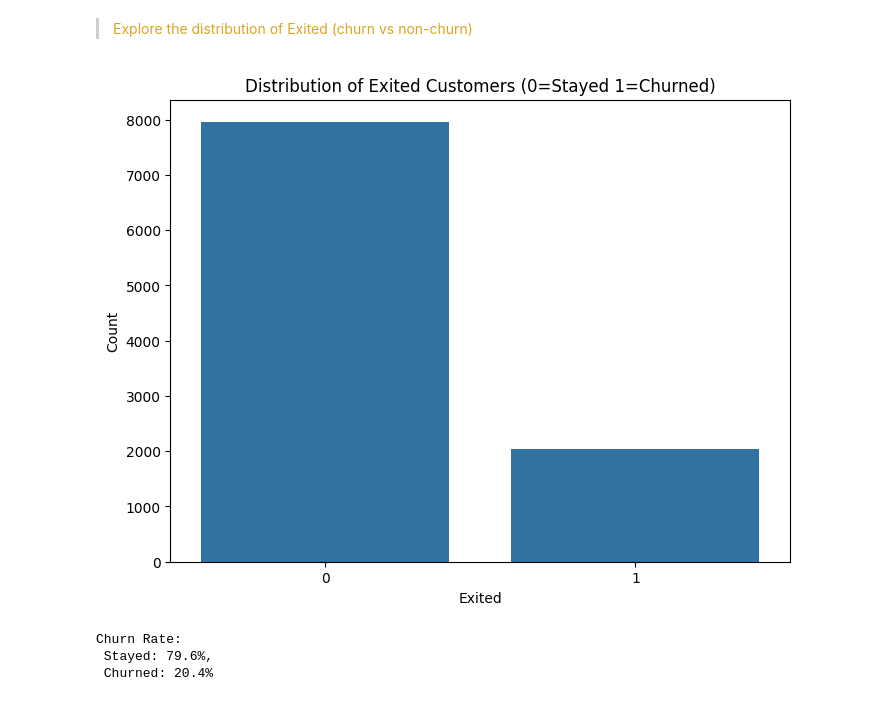
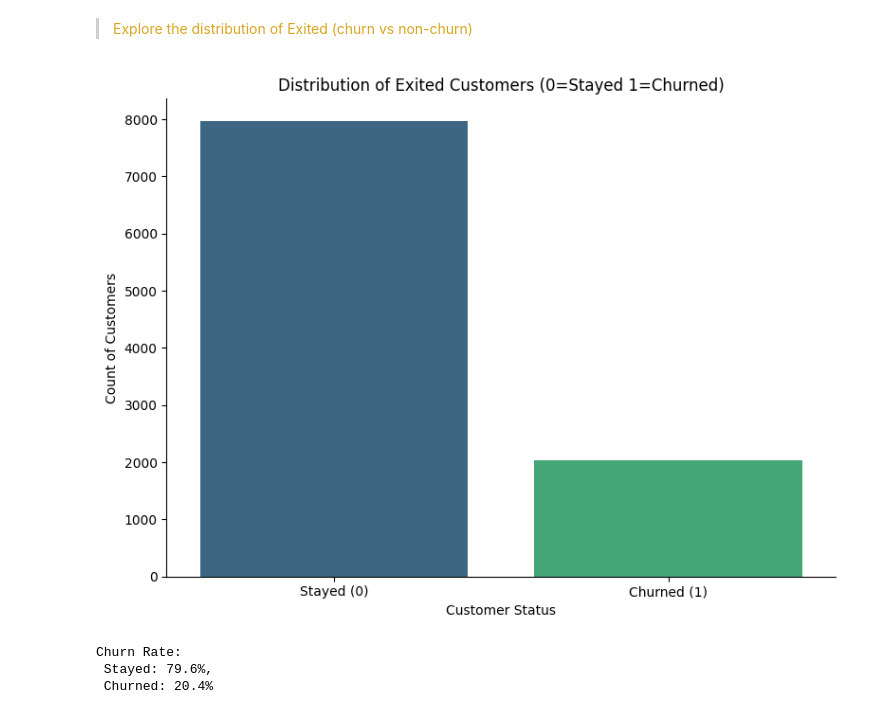
Before and after one commit to Kanakbaghel/Bank_Customer_Churn_Analysis, a Jupyter notebook: Copy of Netflix_EDA.ipynb, the cells around one changed output. Drawn from its saved outputs; the diff is of its cells as text; code cells hidden in the pictures.

```diff
--- a/Copy of Netflix_EDA.ipynb
+++ b/Copy of Netflix_EDA.ipynb
@@ -362,13 +362,16 @@ dtype: float64
 # %%
 # Use original df for vizualization (pre-scaling/Encoding)
 plt.figure(figsize=(8, 6))
-sns.countplot(data=df, x='Exited')
+ax = sns.countplot(data=df, x='Exited',palette='viridis')
 plt.title('Distribution of Exited Customers (0=Stayed 1=Churned)')
-plt.xlabel('Exited')
-plt.ylabel('Count')
+plt.xlabel('Customer Status')
+plt.ylabel('Count of Customers')
+ax.set_xticklabels(['Stayed (0)', 'Churned (1)'])
+sns.despine()
+plt.tight_layout()
 plt.show()
 # %% [output]
-[figure, old version]
+[figure, new version]
 # %%
 churn_rate = df['Exited'].value_counts(normalize=True)* 100
 print('Churn Rate:\n Stayed: {:.1f}%,\n Churned: {:.1f}%'.format(churn_rate[0],churn_rate[1]))
```
